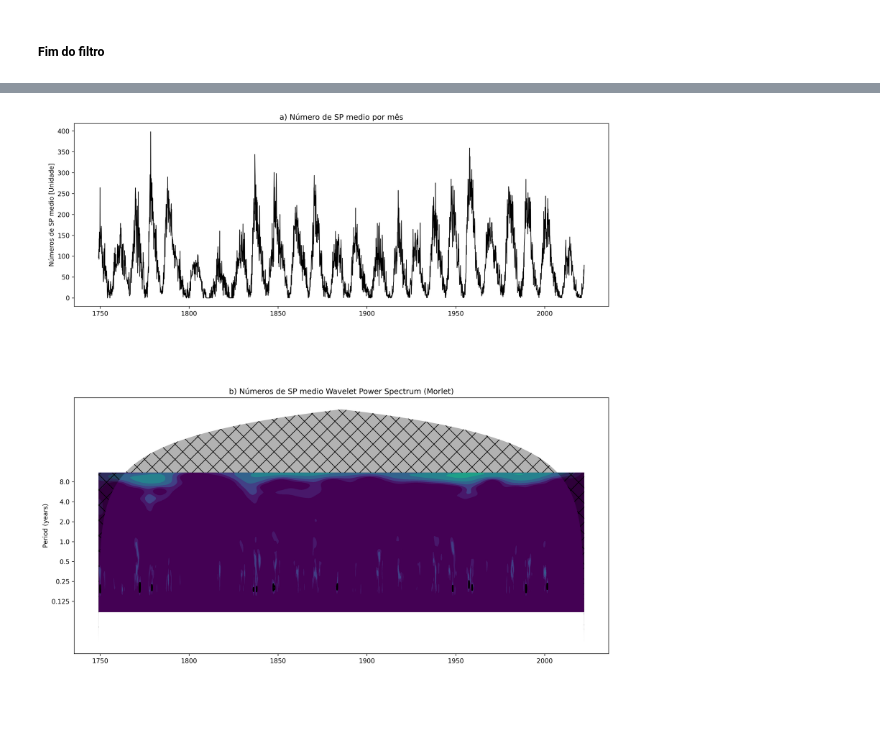
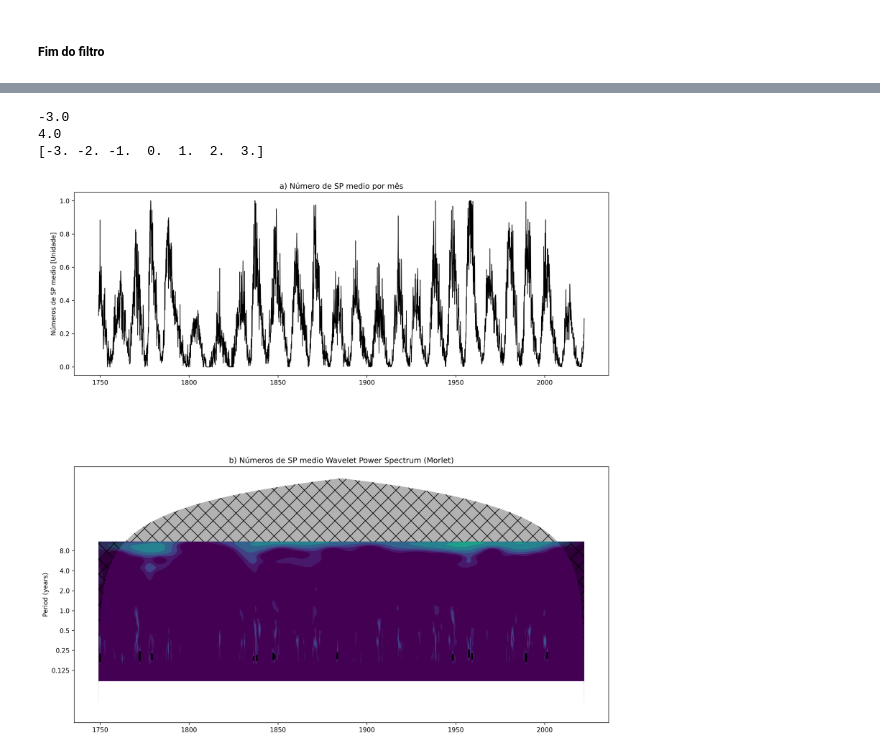
Before and after one commit to morganzera/TGF, a Jupyter notebook: Pibic_pt2/Contagem_Sunspot.ipynb, the cells around one changed output, grey strips where cells are left out. Saved outputs shown, nothing was run; the diff lists cells and outputs as text; code cells hidden in the pictures; blank space fills up the shorter version.

Commit message:
Yticks é o eixo Y. O período e freq estão fazendo sentido, porém no python o log restringe o ultimo valor do periodo (periodo max), daí nao aparece no grafico

```diff
--- a/Pibic_pt2/Contagem_Sunspot.ipynb
+++ b/Pibic_pt2/Contagem_Sunspot.ipynb
@@ -259,7 +259,7 @@ title = 'Número de SP medio por mês'
 label = 'Números de SP medio'
 units = 'Unidade'
 
-t0 = 1749.083333 # Ano-Mês inicial
+t0 = (1749 + 1/12) # Ano-Mês inicial
 dt = (1)/(12) # Intervalos de 1 mês
 N = dat.size
 t = np.arange(0,N) * dt + t0
@@ -279,29 +297,29 @@ iwave = wavelet.icwt(wave, scales, dt, dj, mother) * std
 # %% [markdown]
 ##### Filtro passa alta -> Tem q arrumar
 # %%
-fft = np.fft.fft(dadosNormalizados.array)
+# fft = np.fft.fft(dadosNormalizados.array)
 
-N = len(dadosNormalizados)
-n = np.arange(N)
-sr = 1/12
-T = N/sr
-freq = n/T
+# N = len(dadosNormalizados)
+# n = np.arange(N)
+# sr = 1/12
+# T = N/sr
+# freq = n/T
 
-#Adequando o grafico da frequência
-n_ladopos = N//2 #// para pegar somente o inteiro da divisão
+# #Adequando o grafico da frequência
+# n_ladopos = N//2 #// para pegar somente o inteiro da divisão
 
-#somente positivo da frequencia
-f_ladopos = freq[:n_ladopos]
+# #somente positivo da frequencia
+# f_ladopos = freq[:n_ladopos]
 
-#Normalizar a amplitude
-R_ladopos = fft[:n_ladopos]/n_ladopos
+# #Normalizar a amplitude
+# R_ladopos = fft[:n_ladopos]/n_ladopos
 
 
-freq_2 = (1/f_ladopos) / 12
+# freq_2 = (1/f_ladopos) / 12
 
 
-plt.stem(freq_2, abs(R_ladopos), 'b', use_line_collection=True)
-plt.xlabel('Freq (Por ano)')
-plt.ylabel('TFD Amplitude |X(freq)|')
-plt.tight_layout()
-plt.show()
+# plt.stem(freq_2, abs(R_ladopos), 'b', use_line_collection=True)
+# plt.xlabel('Freq (Por ano)')
+# plt.ylabel('TFD Amplitude |X(freq)|')
+# plt.tight_layout()
+# plt.show()
@@ -355,33 +387,39 @@ pyplot.ioff()
 figprops = dict(figsize=(18, 20), dpi=300)
 fig = pyplot.figure(**figprops)
 
 #original timeseries
 ax = pyplot.axes([0.1, 0.75, 0.65, 0.2])
-ax.plot(t, valores, 'k', linewidth=1.)
+ax.plot(t, dat, 'k', linewidth=1.)
 ax.set_title('a) {}'.format(title))
 ax.set_ylabel(r'{} [{}]'.format(label, units))
 
 #normalized wavelet power spectrum
 bx = pyplot.axes([0.1, 0.37, 0.65, 0.28], sharex=ax)
 levels = [0.0625, 0.125, 0.25, 0.5, 1, 2, 4, 8, 16]
 bx.contourf(t, np.log2(period), np.log2(power), np.log2(levels),
             extend='both', cmap=pyplot.cm.viridis)
 extent = [t.min(), t.max(), 0, max(period)]
 bx.contour(t, np.log2(period), sig95, [-99, 1], colors='k', linewidths=2,
            extent=extent)
 bx.fill(np.concatenate([t, t[-1:] + dt, t[-1:] + dt,
                            t[:1] - dt, t[:1] - dt]),
         np.concatenate([np.log2(coi), [1e-9], np.log2(period[-1:]),
                            np.log2(period[-1:]), [1e-9]]),
         'k', alpha=0.3, hatch='x')
 bx.set_title('b) {} Wavelet Power Spectrum ({})'.format(label, mother.name))
 bx.set_ylabel('Period (years)')
 Yticks = 2 ** np.arange(np.ceil(np.log2(period.min())),
                            np.ceil(np.log2(period.max())))
 bx.set_yticks(np.log2(Yticks))
 bx.set_yticklabels(Yticks)
 
-
+print(np.ceil(np.log2(period.min())))
+print(np.ceil(np.log2(period.max())))
+print(np.arange(np.ceil(np.log2(period.min())),
+                           np.ceil(np.log2(period.max()))))
 pyplot.show()
 # %% [output]
+-3.0
+4.0
+[-3. -2. -1.  0.  1.  2.  3.]
-[figure, old version]
+[figure, new version]
```
Also changed, not shown: parts of 4 cells of this notebook.
